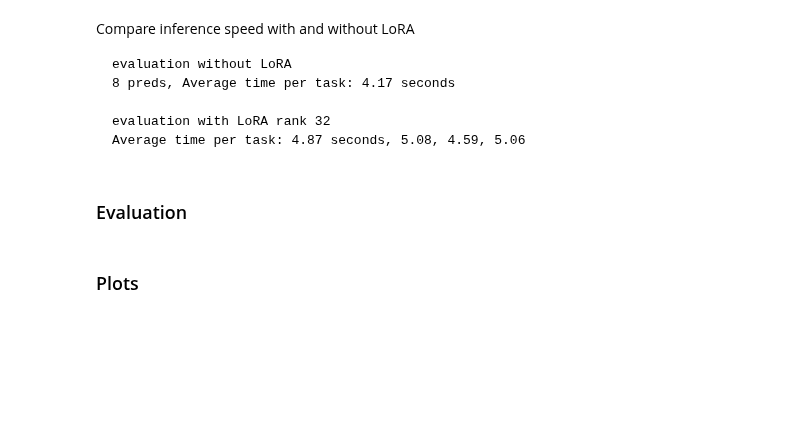
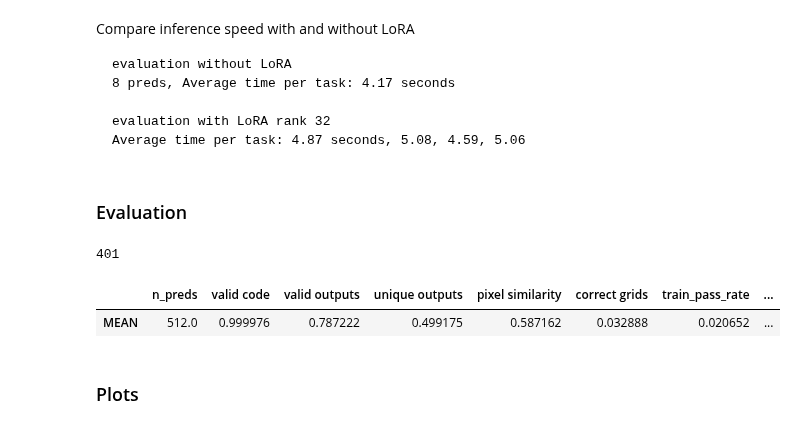
Before and after one commit to ironbar/arc25, a Jupyter notebook: notebooks/010_search_with_BARC_models.ipynb, the cells around one changed output. Drawn from its saved outputs; the diff is of its cells as text; code cells hidden in the pictures; blank space fills up the shorter version.

```diff
--- a/notebooks/010_search_with_BARC_models.ipynb
+++ b/notebooks/010_search_with_BARC_models.ipynb
@@ -251,7 +251,7 @@ def run_code_from_predictions(predictions: dict[str, list[str]]):
             n_jobs=n_jobs,
             backend="loky",
             prefer="processes",
-            batch_size="auto",
+            batch_size=1,
         )(delayed(_run_one)(*args) for args in work)
 
     results_by_task = {tid: [] for tid in predictions}
@@ -1204,15 +1204,31 @@ Average time per task: 4.87 seconds, 5.08, 4.59, 5.06
 ### Evaluation
 # %%
 # predictions = load_all_predictions('/mnt/hdd0/Kaggle/arc25/predictions/2025-08-27_first-finetuning-steps/*.json')
-# predictions = load_all_predictions('/mnt/hdd0/MEGA/TEMP/predictions/2025-08-27-training-steps/2xH100-8000steps-8192msl-1e-5lr-full-finetuning-continue/evaluation/*.json')
+predictions = load_all_predictions('/mnt/hdd0/MEGA/TEMP/predictions/2025-08-27-training-steps/2xH100-8000steps-8192msl-1e-5lr-full-finetuning-continue/evaluation/*.json')
 # predictions = load_all_predictions('/mnt/hdd0/MEGA/TEMP/predictions/2025-08-29-smaller-datasets/2xA6000-2000steps-8192msl-1e-4lr-lora32*/evaluation/*.json')
-predictions = load_all_predictions('/mnt/hdd0/MEGA/TEMP/predictions/2025-08-29-smaller-datasets-no-data-augmentation/2xA6000-1000steps-8192msl-1e-4lr-lora32/evaluation/*.json')
+# predictions = load_all_predictions('/mnt/hdd0/MEGA/TEMP/predictions/2025-08-29-smaller-datasets-no-data-augmentation/2xA6000-1000steps-8192msl-1e-4lr-lora32/evaluation/*.json')
 n_preds = len(list(predictions.values())[0]['text_predictions'])
 print(f"Loaded {len(predictions)} tasks with {n_preds} predictions each.")
 # %%
 results = run_code_from_predictions(predictions)
 df = compute_search_metrics(results)
 df.iloc[-1:]
+# %%
+results = dict()
+task_ids = list(predictions.keys())
+# %%
+for task_id in task_ids[len(results):]:
+    print(task_id)
+    mini_predictions = {task_id: predictions[task_id]}
+    results.update(run_code_from_predictions(mini_predictions))
+# %%
+df = compute_search_metrics(results)
+print(len(df))
+df.iloc[-1:]
+# %% [output]
+401
+|  | n_preds | valid code | valid outputs | unique outputs | pixel similarity | correct grids | train_pass_rate | ... |
+| MEAN | 512.0 | 0.999976 | 0.787222 | 0.499175 | 0.587162 | 0.032888 | 0.020652 | ... |
 # %%
 scores = []
 n_preds_range = 2**np.arange(0, int(np.log2(n_preds)) + 2)
```
Also changed, not shown: 2 other files.
